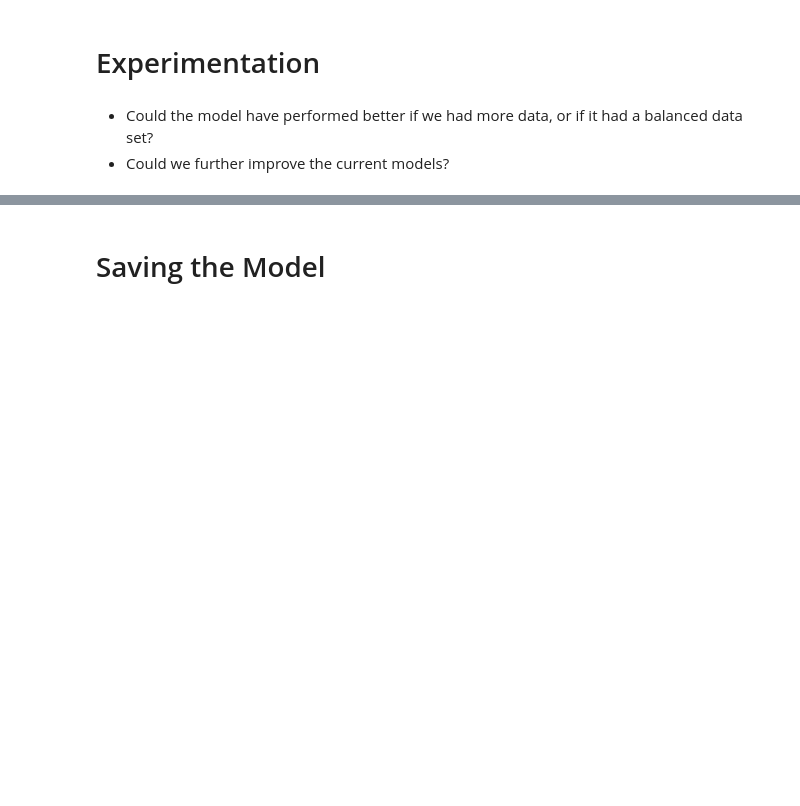
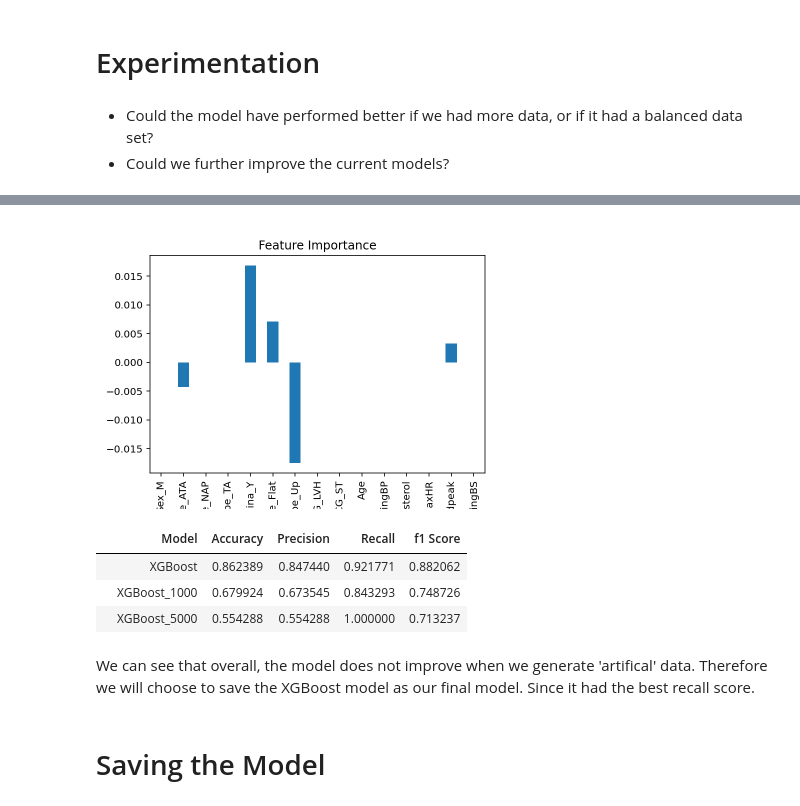
Before and after one commit to dgardunohorneffer/Captsone-AI, a Jupyter notebook: Notebooks/Final_Notebook.ipynb, the cells around one changed output, grey strips where cells are left out. Cells and saved outputs as stored; diff of their text form; code cells hidden in the pictures; blank space fills up the shorter version.

```diff
--- a/Notebooks/Final_Notebook.ipynb
+++ b/Notebooks/Final_Notebook.ipynb
@@ -892,0 +1003,9 @@ Overall the model that performed the best was the XGBoost, it demosntrated a hig
+# %%
+# 5000 rows
+model_xg3 = XGBClassifier(booster = 'gblinear', learning_rate = 0.3, reg_alpha = 0.03, reg_lambda = 0.8)
+model_xg3.fit(train_df3, y_train3)
+y_pred = model_xg3.predict(test_df3)
+print("Accuracy:", metrics.accuracy_score(y_test3, y_pred))
+print("Precision:", metrics.precision_score(y_test3, y_pred))
+print("Recall:", metrics.recall_score(y_test3, y_pred))
+print("fbeta:", metrics.fbeta_score(y_test3, y_pred, average="weighted", beta=0.5))
@@ -893,3 +1033,50 @@ Overall the model that performed the best was the XGBoost, it demosntrated a hig
+# %%
+features_dict3=dict(zip(train_df3.columns, list(model_xg3.coef_)))
+#visualizing feature importance
+features_df3=pd.DataFrame(features_dict3, index=[0])
+features_df3.T.plot.bar(title= 'Feature Importance', legend=False);
+# plot_importance(model_xg, max_num_features=15, importance_type="weight")
+# plt.rcParams['figure.figsize'] = (40,10)
+# plt.show()
+# %% [output]
+[figure, added]
+# %%
+from sklearn.model_selection import cross_val_score
+def key_metrics(model,X,y):
+    cv_acc= cross_val_score(model, X, y, cv=5, scoring='accuracy')
+    cv_acc= np.mean(cv_acc)
+
+    cv_pre= cross_val_score(model, X, y, cv=5, scoring='precision')
+    cv_pre= np.mean(cv_pre)
+
+    cv_rec= cross_val_score(model, X, y, cv=5, scoring='recall')
+    cv_rec= np.mean(cv_rec)
+
+    cv_f1= cross_val_score(model, X, y, cv=5, scoring='f1')
+    cv_f1= np.mean(cv_f1)
+
+    return  pd.DataFrame({'Accuracy': cv_acc,
+                          'Precision': cv_pre,
+                          'Recall': cv_rec,
+                          'f1 Score': cv_f1},
+                         index=[''])
+
+# create the three different XGBoost models
+metrics1 = key_metrics(model_xg, train_df, y_train)
+metrics2 = key_metrics(model_xg2, train_df2, y_train2)
+metrics3 = key_metrics(model_xg3, train_df3, y_train3)
+
+#joining all metric in a table
+metrics_fin= pd.concat([metrics1, metrics2, metrics3])
+metrics_fin.insert(0, "Model", ['XGBoost','XGBoost_1000','XGBoost_5000'])
+metrics_fin.head()
+# %% [output]
+|  | Model | Accuracy | Precision | Recall | f1 Score |
+|  | XGBoost | 0.862389 | 0.847440 | 0.921771 | 0.882062 |
+|  | XGBoost_1000 | 0.679924 | 0.673545 | 0.843293 | 0.748726 |
+|  | XGBoost_5000 | 0.554288 | 0.554288 | 1.000000 | 0.713237 |
+# %% [markdown]
+We can see that overall, the model does not improve when we generate 'artifical' data. Therefore we will choose to save the XGBoost model as our final model. Since it had the best recall score.
 # %% [markdown]
 # Saving the Model
 # %%
```
Also changed, not shown: parts of 16 cells of this notebook, 1 other file.
